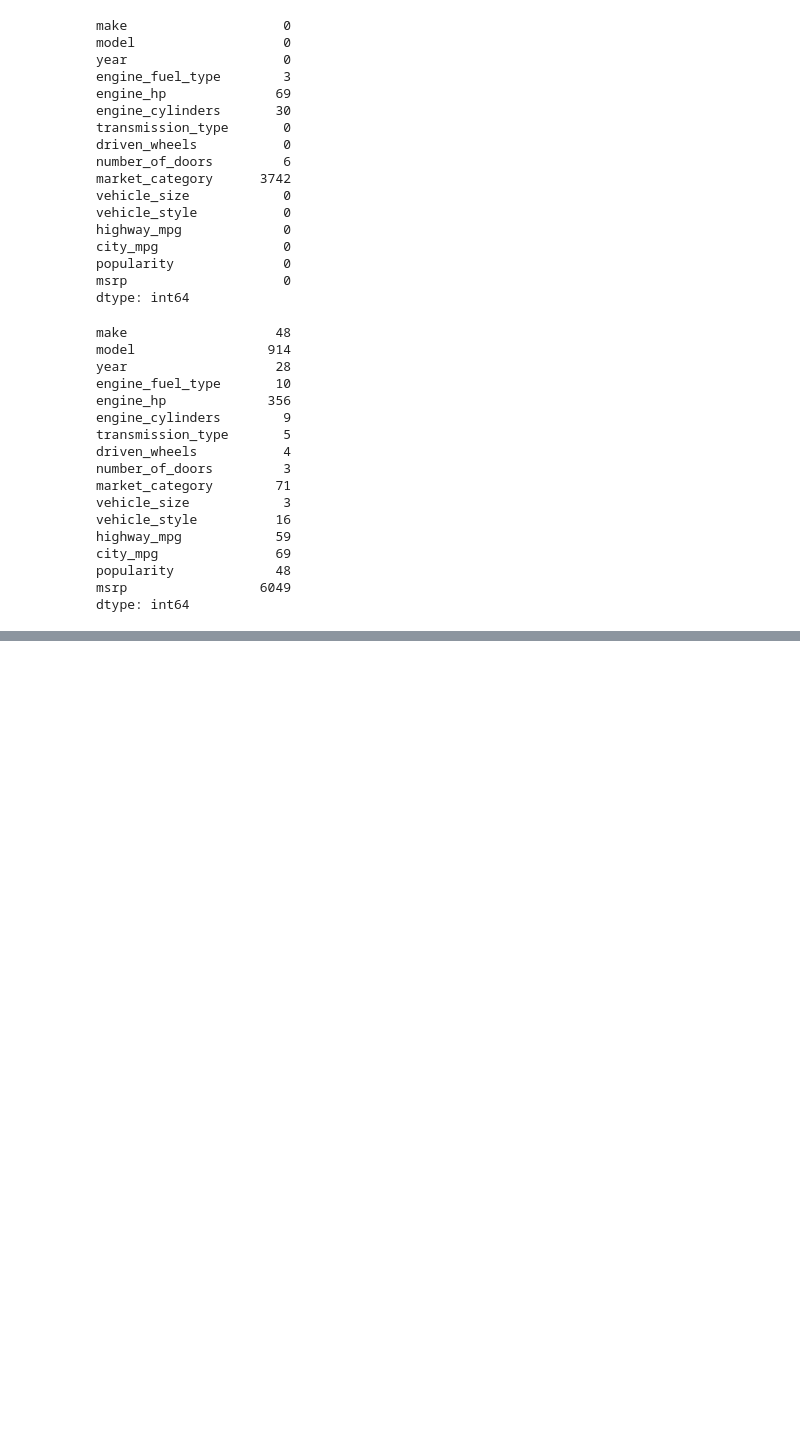
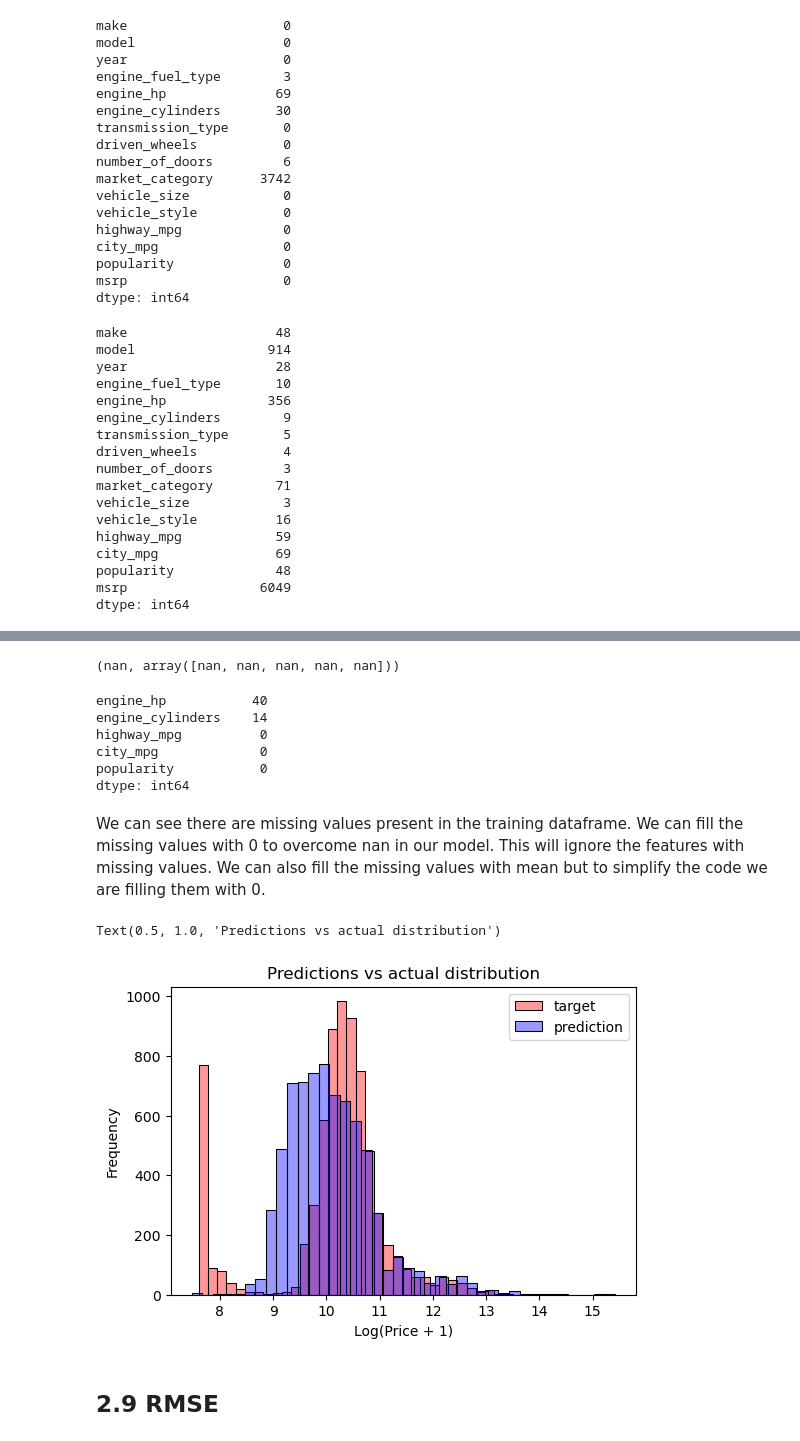
Before and after one commit to sparsh3007/ml-zoomcamp, a Jupyter notebook: Module 2/2-ML-for-Regression.ipynb, the cells around one changed output, grey strips where cells are left out. Saved outputs shown, nothing was run; the diff lists cells and outputs as text; code cells hidden in the pictures; blank space fills up the shorter version.

```diff
--- a/Module 2/2-ML-for-Regression.ipynb
+++ b/Module 2/2-ML-for-Regression.ipynb
@@ -253,0 +688,38 @@ dtype: int64
+# %%
+train_linear_regression(X_train,y_train)
+# %% [output]
+(nan, array([nan, nan, nan, nan, nan]))
+# %%
+df_train[base].isnull().sum()
+# %% [output]
+engine_hp           40
+engine_cylinders    14
+highway_mpg          0
+city_mpg             0
+popularity           0
+dtype: int64
+# %% [markdown]
+We can see there are missing values present in the training dataframe.
+We can fill the missing values with 0 to overcome nan in our model. This will ignore the features with missing values. We can also fill the missing values with mean but to simplify the code we are filling them with 0.
+# %%
+X_train = df_train[base].fillna(0).values
+# %%
+w0, w = train_linear_regression(X_train,y_train)
+# %%
+y_pred = w0 + X_train.dot(w)
+# %%
+plt.figure(figsize=(6, 4))
+
+sns.histplot(y_train, label='target', color='red', alpha=0.4, bins=40)
+sns.histplot(y_pred, label='prediction', color='blue', alpha=0.4, bins=40)
+
+plt.legend()
+
+plt.ylabel('Frequency')
+plt.xlabel('Log(Price + 1)')
+plt.title('Predictions vs actual distribution')
+# %% [output]
+Text(0.5, 1.0, 'Predictions vs actual distribution')
+[figure, added]
+# %% [markdown]
+## **2.9 RMSE**
```
Also changed, not shown: parts of 116 cells of this notebook, 2 other files.
